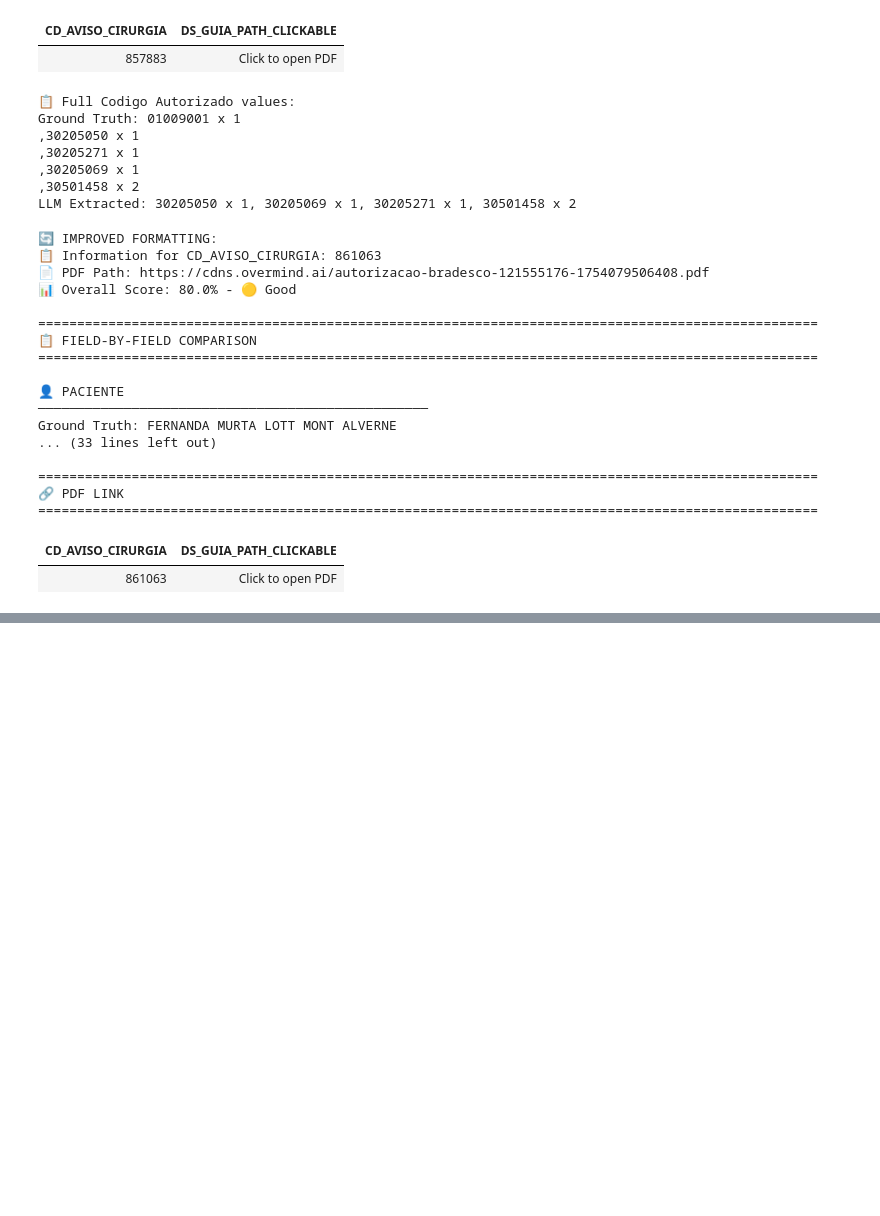
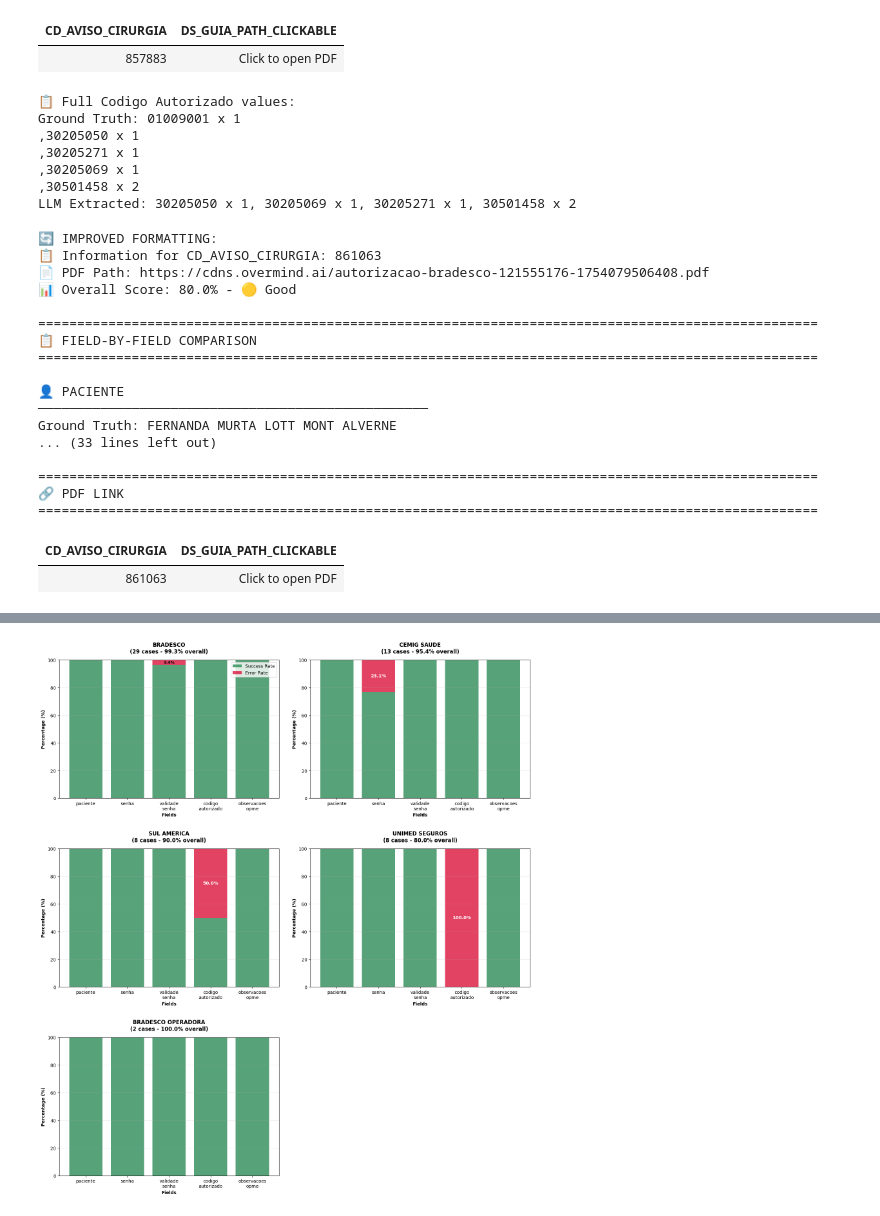
Before and after one commit to joao-thomaz-mle/autorizacoes-api, a Jupyter notebook: POC/04_evaluation.ipynb, the cells around one changed output, grey strips where cells are left out. Drawn from its saved outputs; the diff is of its cells as text; code cells hidden in the pictures; blank space fills up the shorter version.

Commit message:
feat(evaluation-nb): added eval for each convenio
found out that llm techinique rocks

```diff
--- a/POC/04_evaluation.ipynb
+++ b/POC/04_evaluation.ipynb
@@ -18,0 +36,9 @@ textract_eval_df.head()
+# %%
+aviso_cirurgia_query_file = "/home/joao/projects/company_projects/autorizacoes-api/POC/docs/querys/query_aviso_cirurgia.sql"
+aviso_cirurgia_query_str = load_query_from_file(aviso_cirurgia_query_file)
+# %%
+maria_db_aviso_cirurgia_df = execute_query_to_df(db_service_class=MariaDBService(settings=config_vars), query=aviso_cirurgia_query_str)
+maria_db_aviso_cirurgia_df.rename(columns={"surgical_order_id": "CD_AVISO_CIRURGIA"}, inplace=True)
+keep_cols = ["CD_AVISO_CIRURGIA", "health_insurance_name"]
+maria_db_aviso_cirurgia_df = maria_db_aviso_cirurgia_df[keep_cols]
+maria_db_aviso_cirurgia_df.info()
@@ -18,0 +64,4 @@ textract_eval_df.head()
+# %%
+textract_eval_df = pd.merge(maria_db_aviso_cirurgia_df, textract_eval_df, on="CD_AVISO_CIRURGIA", how="inner")
+# %%
+textract_eval_df.drop_duplicates(subset=["CD_AVISO_CIRURGIA"], inplace=True)
@@ -893,0 +1648,84 @@ Ground Truth: FERNANDA MURTA LOTT MONT ALVERNE
+# %%
+# Create Individual Charts for Each Insurance Company
+print("\n" + "="*80)
+print("CREATING INDIVIDUAL INSURANCE CHARTS")
+print("="*80)
+
+# Calculate number of rows needed (2 charts per row)
+num_insurances = len(insurance_performance)
+rows = (num_insurances + 1) // 2  # Round up division
+
+# Create figure with subplots
+fig, axes = plt.subplots(rows, 2, figsize=(16, 6*rows))
+if rows == 1:
+    axes = axes.reshape(1, -1)  # Ensure axes is 2D array
+
+# Flatten axes for easier iteration
+axes_flat = axes.flatten()
+
+# Colors for success and error
+success_color = '#2E8B57'  # Sea Green
+error_color = '#DC143C'    # Crimson
+
+# Create chart for each insurance company
+for idx, (insurance, perf) in enumerate(insurance_performance.items()):
+    ax = axes_flat[idx]
+
+    # Calculate error rates
+    error_rates = {field: 100 - rate for field, rate in perf['field_success_rates'].items()}
+
+    # Data for plotting
+    fields = list(perf['field_success_rates'].keys())
+    success_rates = list(perf['field_success_rates'].values())
+    error_rate_values = list(error_rates.values())
+
+    # Create stacked bar chart
+    x_pos = range(len(fields))
+
+    # Plot success rates (bottom part)
+    success_bars = ax.bar(x_pos, success_rates,
+                         label='Success Rate',
+                         color=success_color,
+                         alpha=0.8)
+
+    # Plot error rates (top part)
+    error_bars = ax.bar(x_pos, error_rate_values,
+                       bottom=success_rates,
+                       label='Error Rate',
+                       color=error_color,
+                       alpha=0.8)
+
+    # Add percentage labels for error rates > 5%
+    for i, (success, error) in enumerate(zip(success_rates, error_rate_values)):
+        if error > 5:  # Only show error percentage if > 5%
+            ax.text(i, success + error/2, f'{error:.1f}%',
+                   ha='center', va='center', fontweight='bold',
+                   color='white', fontsize=10)
+        elif error > 0:  # Show smaller error percentages in different color
+            ax.text(i, success + error/2, f'{error:.1f}%',
+                   ha='center', va='center', fontweight='bold',
+                   color='black', fontsize=9)
+
+    # Customize chart
+    ax.set_title(f'{insurance}\n({perf["total_cases"]} cases - {perf["overall_success_rate"]:.1f}% overall)',
+                fontsize=12, fontweight='bold', pad=15)
+    ax.set_ylabel('Percentage (%)', fontweight='bold')
+    ax.set_xlabel('Fields', fontweight='bold')
+    ax.set_xticks(x_pos)
+    ax.set_xticklabels([field.replace('_', '\n') for field in fields], rotation=0)
+    ax.set_ylim(0, 100)
+    ax.grid(axis='y', alpha=0.3)
+
+    # Add legend only to first chart
+    if idx == 0:
+        ax.legend(loc='upper right', fontsize=10)
+
+# Hide any unused subplots
+for idx in range(num_insurances, len(axes_flat)):
+    axes_flat[idx].set_visible(False)
+
+plt.tight_layout(pad=3.0)
+plt.show()
+
+print("✅ Individual insurance performance charts created!")
+# %% [output]
@@ -893,0 +1735 @@ Ground Truth: FERNANDA MURTA LOTT MONT ALVERNE
+[figure, added]
```
Also changed, not shown: parts of 15 cells of this notebook.
